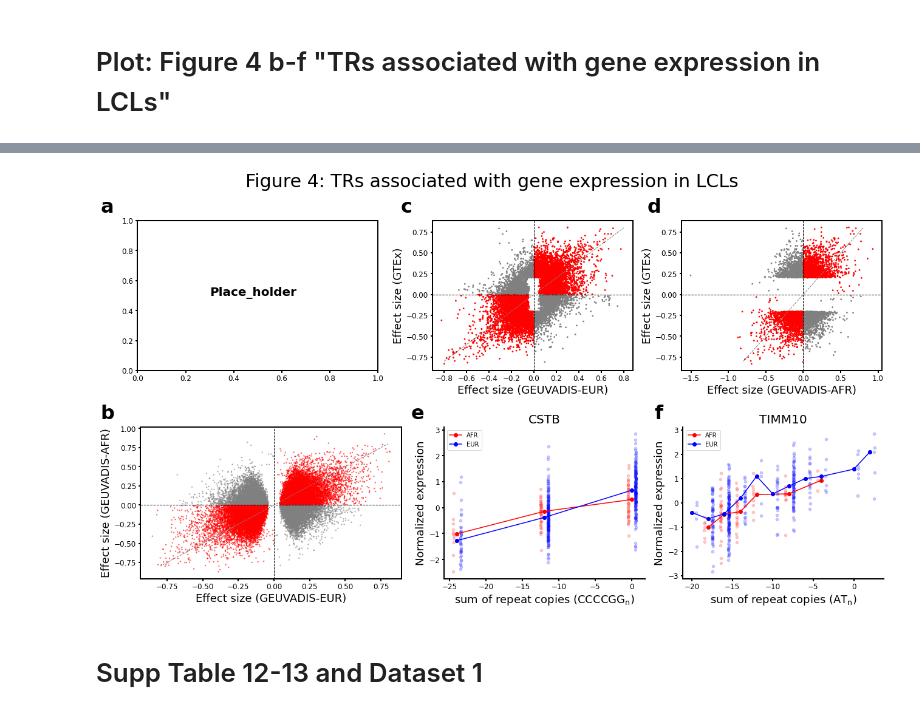
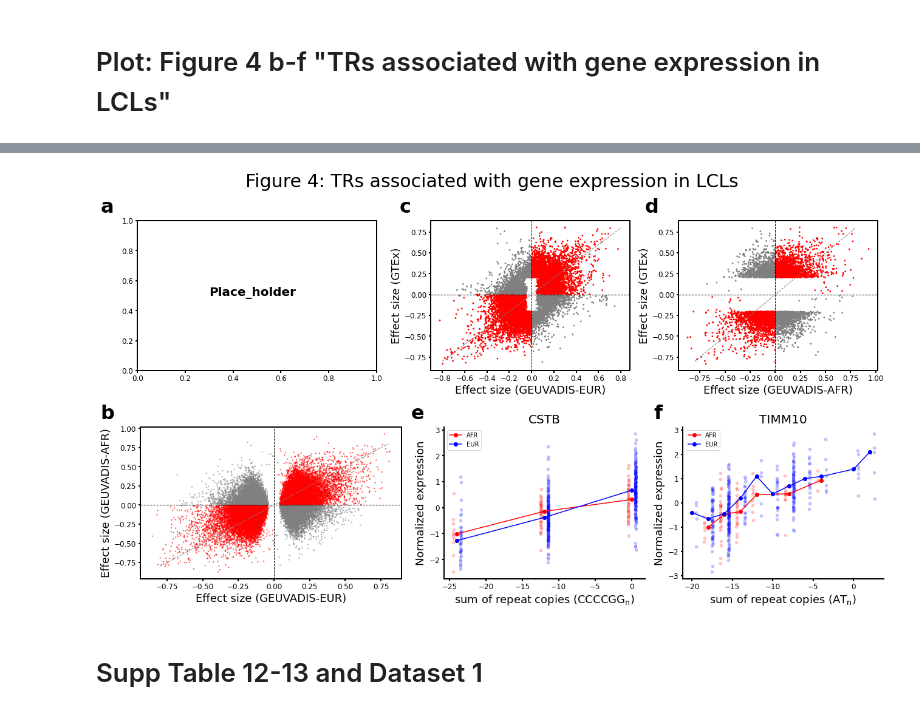
Before and after one commit to gymreklab/1000Genomes-TR-Analysis, a Jupyter notebook: figure-notebooks-round2/Figure4-TRsAssociatedWithGeneExpressionInLCLs.ipynb, the cells around one changed output, grey strips where cells are left out. Cells and saved outputs as stored; diff of their text form; code cells hidden in the pictures.

```diff
--- a/figure-notebooks-round2/Figure4-TRsAssociatedWithGeneExpressionInLCLs.ipynb
+++ b/figure-notebooks-round2/Figure4-TRsAssociatedWithGeneExpressionInLCLs.ipynb
@@ -440,38 +462,40 @@ ax4.scatter(pltdata["slope_EUR"], pltdata["slope_AFR"], color=pltdata.apply(GetC
 ax4.axvline(x=0, linestyle="dashed", color="black", linewidth=1)
 ax4.axhline(y=0, linestyle="dashed", color="black", linewidth=1)
 ax4.plot([-0.8, 0.8], [-0.8, 0.8], linestyle="dashed", color="gray", linewidth=1)
 ax4.set_xlabel("Effect size (GEUVADIS-EUR)")
 ax4.set_ylabel("Effect size (GEUVADIS-AFR)")
 
-#plotting Figure4b-Geuvadis-AFRVsEUR
-ax3.scatter(afr_merged["slope"], afr_merged["linreg.beta"], s=3,
-           color=afr_merged.apply(lambda x: GetColor(x, col1="slope", col2="linreg.beta"), 1))
+# scipy.stats.pearsonr(afr_merged["slope"], afr_merged["linreg.beta"])
+#plotting Figure4b-Geuvadis-AFRVsEUR, remove eTRs with slope large than 1
+afr_merged_plot=afr_merged[afr_merged["slope"].abs()<1].copy()
+ax3.scatter(afr_merged_plot["slope"], afr_merged_plot["linreg.beta"], s=3,
+           color=afr_merged_plot.apply(lambda x: GetColor(x, col1="slope", col2="linreg.beta"), 1))
 ax3.axvline(x=0, linestyle="dashed", color="black", linewidth=1)
 ax3.axhline(y=0, linestyle="dashed", color="black", linewidth=1)
 ax3.plot([-0.8, 0.8], [-0.8, 0.8], linestyle="dashed", color="gray", linewidth=1)
 ax3.set_xlabel("Effect size (GEUVADIS-AFR)")
 ax3.set_ylabel("Effect size (GTEx)")
 
 ##
-ax2.scatter(eur_merged["slope"], eur_merged["linreg.beta"], s=3,
+ax2.scatter(eur_merged["slope"][eur_merged["slope"].abs()<1], eur_merged[eur_merged["slope"].abs()<1]["linreg.beta"], s=3,
            color=eur_merged.apply(lambda x: GetColor(x, col1="slope", col2="linreg.beta"), 1))
 ax2.axvline(x=0, linestyle="dashed", color="black", linewidth=1)
 ax2.axhline(y=0, linestyle="dashed", color="black", linewidth=1)
 ax2.plot([-0.8, 0.8], [-0.8, 0.8], linestyle="dashed", color="gray", linewidth=1)
 ax2.set_xlabel("Effect size (GEUVADIS-EUR)")
 ax2.set_ylabel("Effect size (GTEx)")
 
 ##
 plot_eTR('chr21_43776443-ENSG00000160213.5',ax5,'CCCCGG$_\mathrm{n}$','CSTB')
 plot_eTR('chr11_57528484-ENSG00000134809.4',ax6,'AT$_\mathrm{n}$','TIMM10')
 
 ##add titles and formating
 fig.suptitle('Figure 4: TRs associated with gene expression in LCLs',fontsize=30)
 format_axes(fig)
 plt.show()
 fig.savefig(os.path.join(PLOTDIR, "Figure4b-fTRsAssociatedWithGeneExpressionInLCLs.pdf"))
 # %% [output]
-[figure, old version]
+[figure, new version]
 # %% [markdown]
 # Supp Table 12-13 and Dataset 1
 # %%
```
Also changed, not shown: parts of 3 cells of this notebook.
